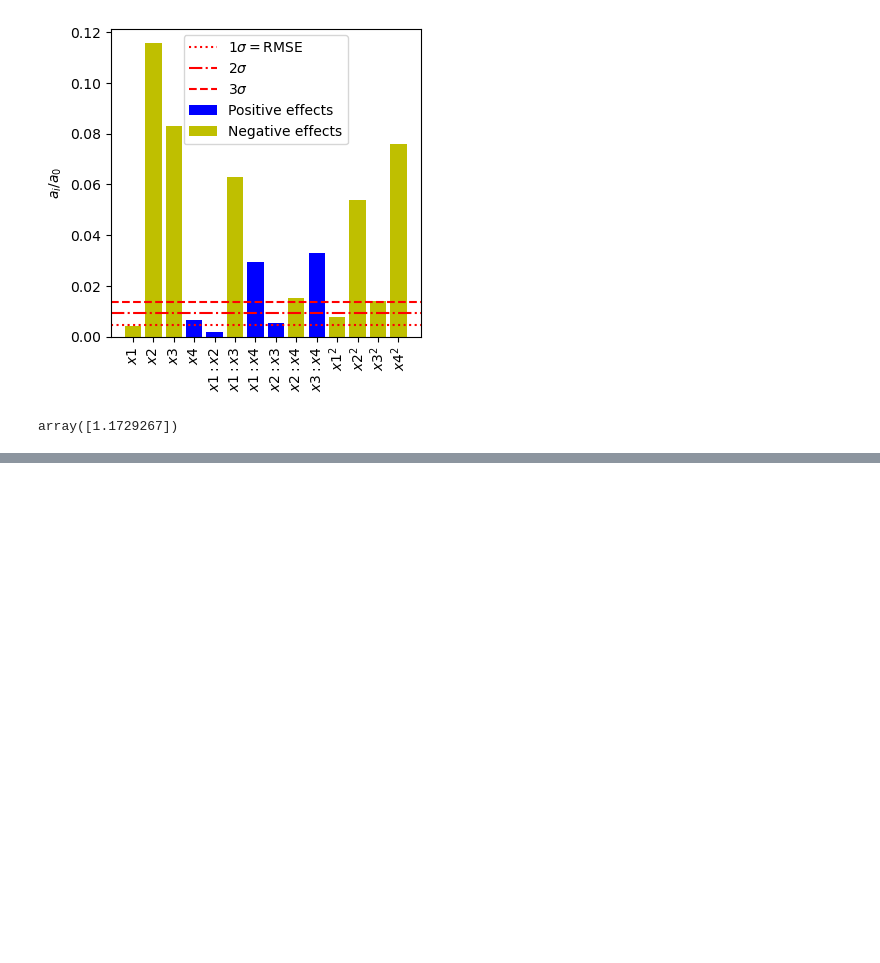
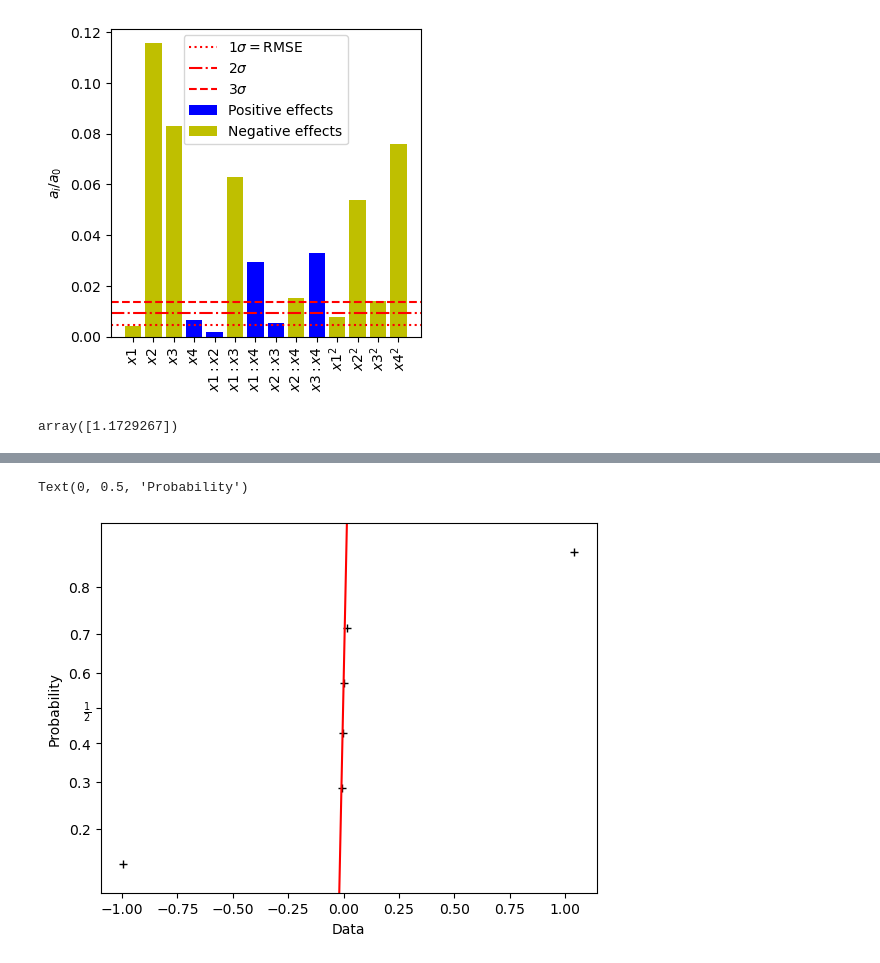
Before and after one commit to soleilvermeil/doe, a Jupyter notebook: test.ipynb, the cells around one changed output, grey strips where cells are left out. Saved outputs shown, nothing was run; the diff lists cells and outputs as text; code cells hidden in the pictures; blank space fills up the shorter version.

```diff
--- a/test.ipynb
+++ b/test.ipynb
@@ -216,0 +259,2 @@ array([1.1729267])
+# %%
+X = np.array([ 1.04026206e+00,  2.94589381e-05,  1.74874711e-02, -4.81006188e-03, -8.15806496e-03, -9.95566210e-01])
@@ -216,0 +270,5 @@ array([1.1729267])
+# %%
+data = X
+# %% [output]
+Text(0, 0.5, 'Probability')
+[figure, added]
```
Also changed, not shown: parts of 7 cells of this notebook, 2 other files.
